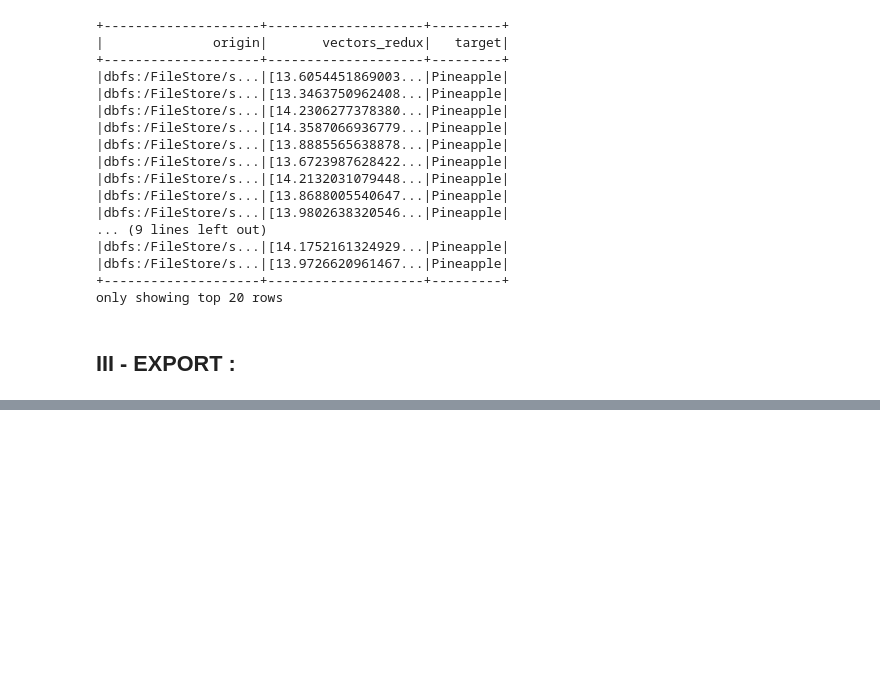
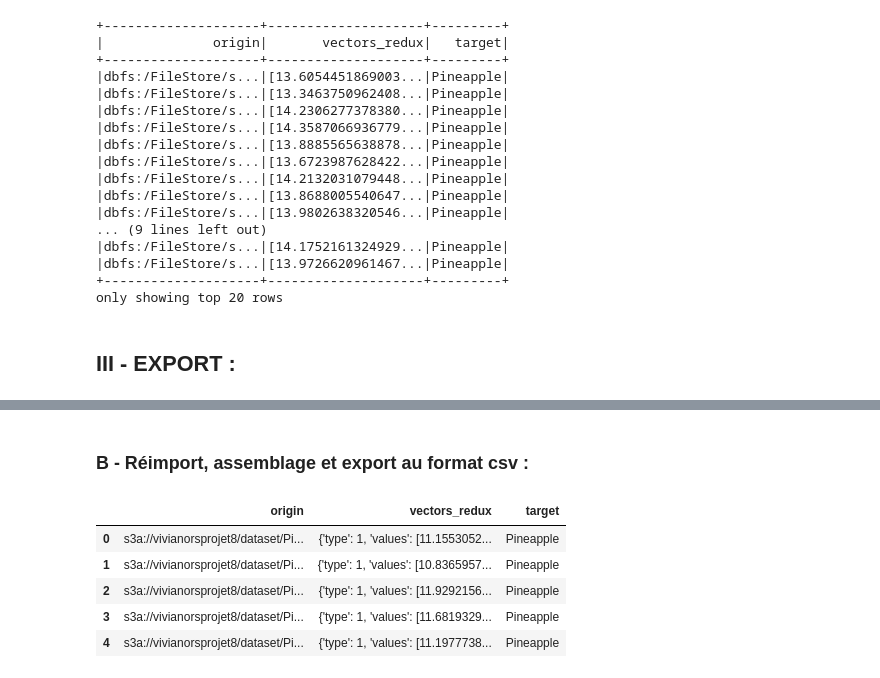
Before and after one commit to viviante79/Projet_8, a Jupyter notebook: Ors_Vivian_1_notebook_082022.ipynb, the cells around one changed output, grey strips where cells are left out. Drawn from its saved outputs; the diff is of its cells as text; code cells hidden in the pictures; blank space fills up the shorter version.

```diff
--- a/Ors_Vivian_1_notebook_082022.ipynb
+++ b/Ors_Vivian_1_notebook_082022.ipynb
@@ -229,0 +233,2 @@ df.write.parquet(resultats)
+# %% [markdown]
+### B - Réimport, assemblage et export au format csv :
@@ -229,0 +239,25 @@ df.write.parquet(resultats)
+# %%
+# Répertoires des fichiers json :
+json_path = "C:/Users/7700k/Desktop/json/"
+# %%
+# Fonction de lecture des fichiers json partitionnés :
+def readFiles(path):
+    files = glob.glob(path + "*")
+    dfs = [] # an empty list to store the data frames
+    for file in files:
+        data = pd.read_json(file, lines=True) # read data frame from json file
+        dfs.append(data) # append the data frame to the list
+
+    df = pd.concat(dfs, ignore_index=True) # concatenate all the data frames in the list.
+    return df
+# %%
+# Lecture des fichiers json réunis :
+csv_data = readFiles(json_path)
+csv_data.head(5)
+# %% [output]
+|  | origin | vectors_redux | target |
+| 0 | s3a://vivianorsprojet8/dataset/Pi... | {'type': 1, 'values': [11.1553052... | Pineapple |
+| 1 | s3a://vivianorsprojet8/dataset/Pi... | {'type': 1, 'values': [10.8365957... | Pineapple |
+| 2 | s3a://vivianorsprojet8/dataset/Pi... | {'type': 1, 'values': [11.9292156... | Pineapple |
+| 3 | s3a://vivianorsprojet8/dataset/Pi... | {'type': 1, 'values': [11.6819329... | Pineapple |
+| 4 | s3a://vivianorsprojet8/dataset/Pi... | {'type': 1, 'values': [11.1977738... | Pineapple |
```
Also changed, not shown: parts of 4 cells of this notebook.
